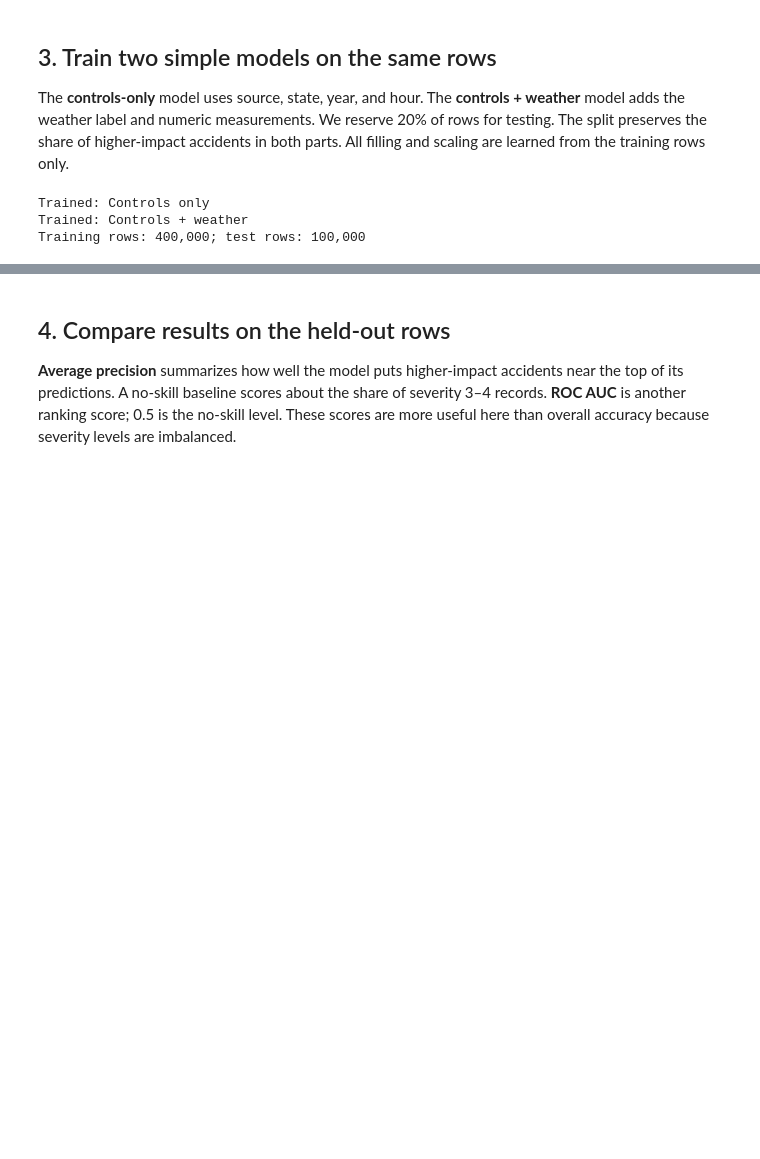
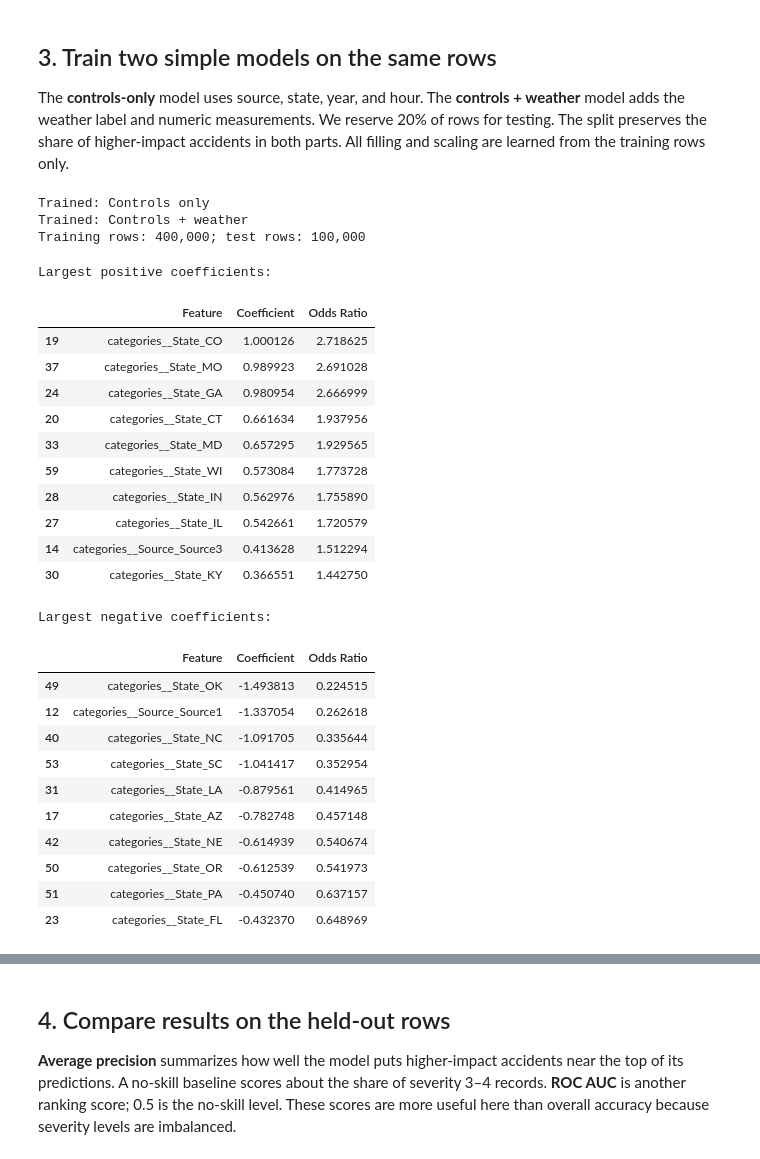
Before and after one commit to XmanJL/rolypoly-in-need4data, a Jupyter notebook: experiments/q1_weather_severity_model.ipynb, the cells around one changed output, grey strips where cells are left out. Drawn from its saved outputs; the diff is of its cells as text; code cells hidden in the pictures; blank space fills up the shorter version.

```diff
--- a/experiments/q1_weather_severity_model.ipynb
+++ b/experiments/q1_weather_severity_model.ipynb
@@ -126,3 +126,53 @@ print(f'Training rows: {len(train_rows):,}; test rows: {len(test_rows):,}')
 Trained: Controls only
 Trained: Controls + weather
 Training rows: 400,000; test rows: 100,000
+# %%
+#gather (get it from already model and get features to match)
+weather_model = models['Controls + weather']
+preprocessor = weather_model.named_steps['prepare']
+regression = weather_model.named_steps['model']
+feature_names = preprocessor.get_feature_names_out()
+coefficients = regression.coef_[0]
+
+# make table with coefficients and odds ratios
+coefficient_table = pd.DataFrame({
+    'Feature': feature_names,
+    'Coefficient': coefficients,
+    'Odds Ratio': np.exp(coefficients)
+})
+
+# show the top 10 pos/neg coefficients
+print("Largest positive coefficients:")
+display(coefficient_table.sort_values(
+    'Coefficient', ascending=False
+).head(10))
+
+print("Largest negative coefficients:")
+display(coefficient_table.sort_values(
+    'Coefficient', ascending=True
+).head(10))
+# %% [output]
+Largest positive coefficients:
+|  | Feature | Coefficient | Odds Ratio |
+| 19 | categories__State_CO | 1.000126 | 2.718625 |
+| 37 | categories__State_MO | 0.989923 | 2.691028 |
+| 24 | categories__State_GA | 0.980954 | 2.666999 |
+| 20 | categories__State_CT | 0.661634 | 1.937956 |
+| 33 | categories__State_MD | 0.657295 | 1.929565 |
+| 59 | categories__State_WI | 0.573084 | 1.773728 |
+| 28 | categories__State_IN | 0.562976 | 1.755890 |
+| 27 | categories__State_IL | 0.542661 | 1.720579 |
+| 14 | categories__Source_Source3 | 0.413628 | 1.512294 |
+| 30 | categories__State_KY | 0.366551 | 1.442750 |
+Largest negative coefficients:
+|  | Feature | Coefficient | Odds Ratio |
+| 49 | categories__State_OK | -1.493813 | 0.224515 |
+| 12 | categories__Source_Source1 | -1.337054 | 0.262618 |
+| 40 | categories__State_NC | -1.091705 | 0.335644 |
+| 53 | categories__State_SC | -1.041417 | 0.352954 |
+| 31 | categories__State_LA | -0.879561 | 0.414965 |
+| 17 | categories__State_AZ | -0.782748 | 0.457148 |
+| 42 | categories__State_NE | -0.614939 | 0.540674 |
+| 50 | categories__State_OR | -0.612539 | 0.541973 |
+| 51 | categories__State_PA | -0.450740 | 0.637157 |
+| 23 | categories__State_FL | -0.432370 | 0.648969 |
```
Also changed, not shown: parts of 4 cells of this notebook.
